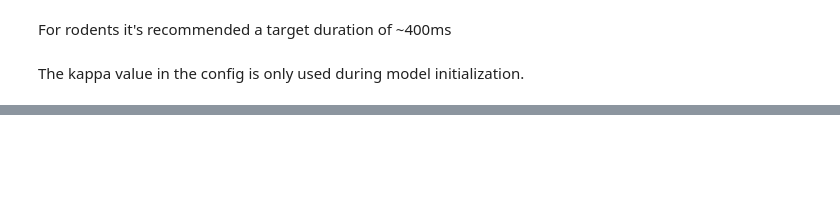
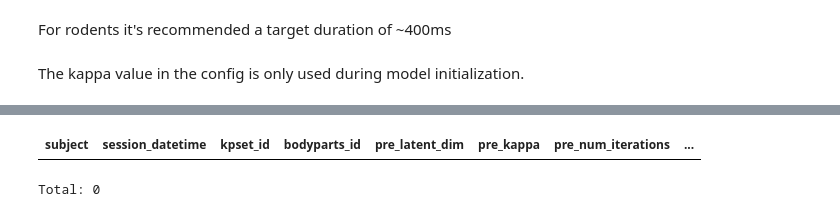
Before and after one commit to datajoint/element-moseq, a Jupyter notebook: notebooks/tutorial.ipynb, the cells around one changed output, grey strips where cells are left out. Saved outputs shown, nothing was run; the diff lists cells and outputs as text; code cells hidden in the pictures; blank space fills up the shorter version.

```diff
--- a/notebooks/tutorial.ipynb
+++ b/notebooks/tutorial.ipynb
@@ -221 +409,6 @@ kpms_model.PreFittingTask()
+# %%
+kpms_model.PreFitting()
+# %% [output]
+| subject | session_datetime | kpset_id | bodyparts_id | pre_latent_dim | pre_kappa | pre_num_iterations | ... |
+Total: 0
 # %%
```
Also changed, not shown: parts of 75 cells of this notebook.
